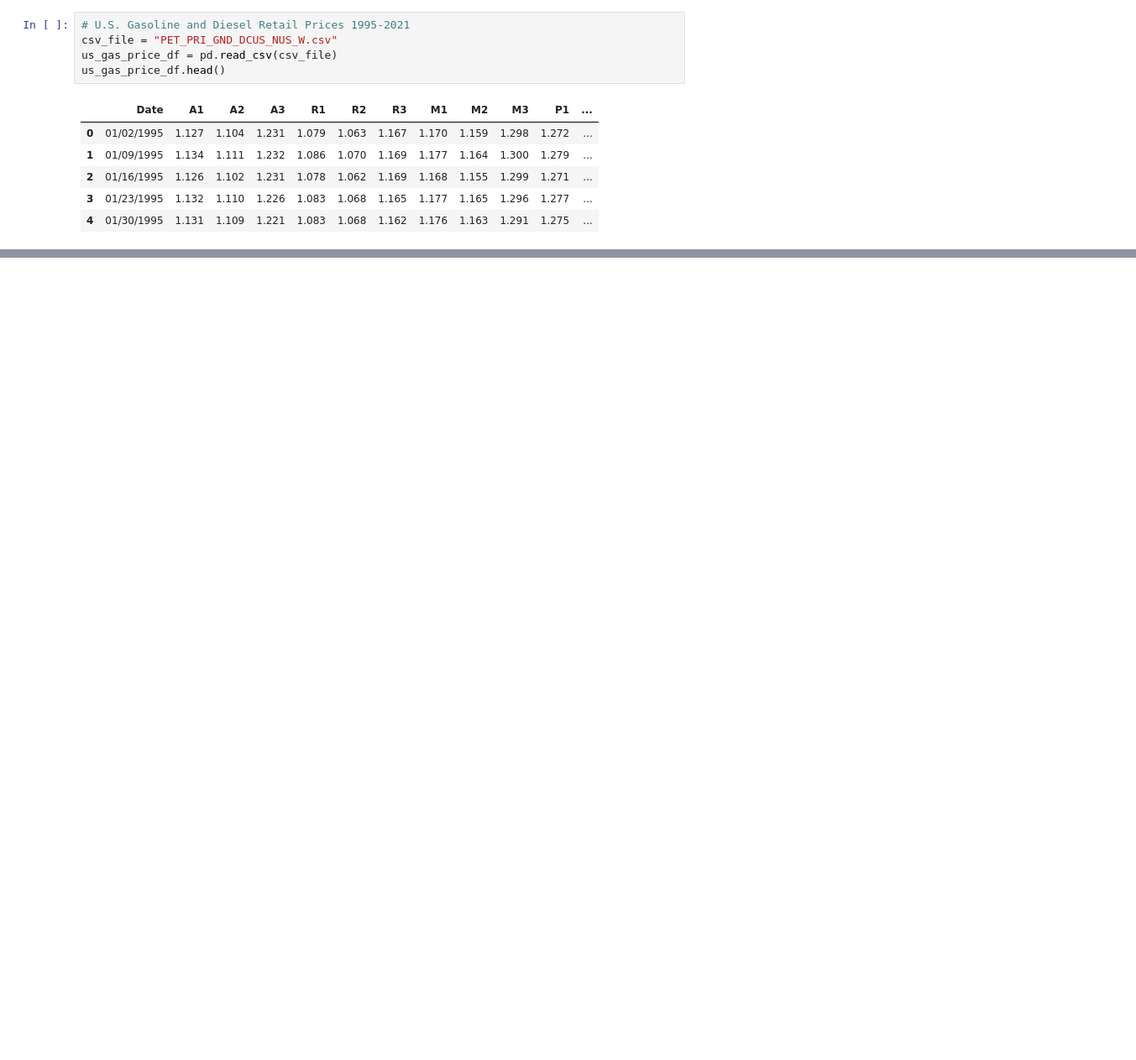
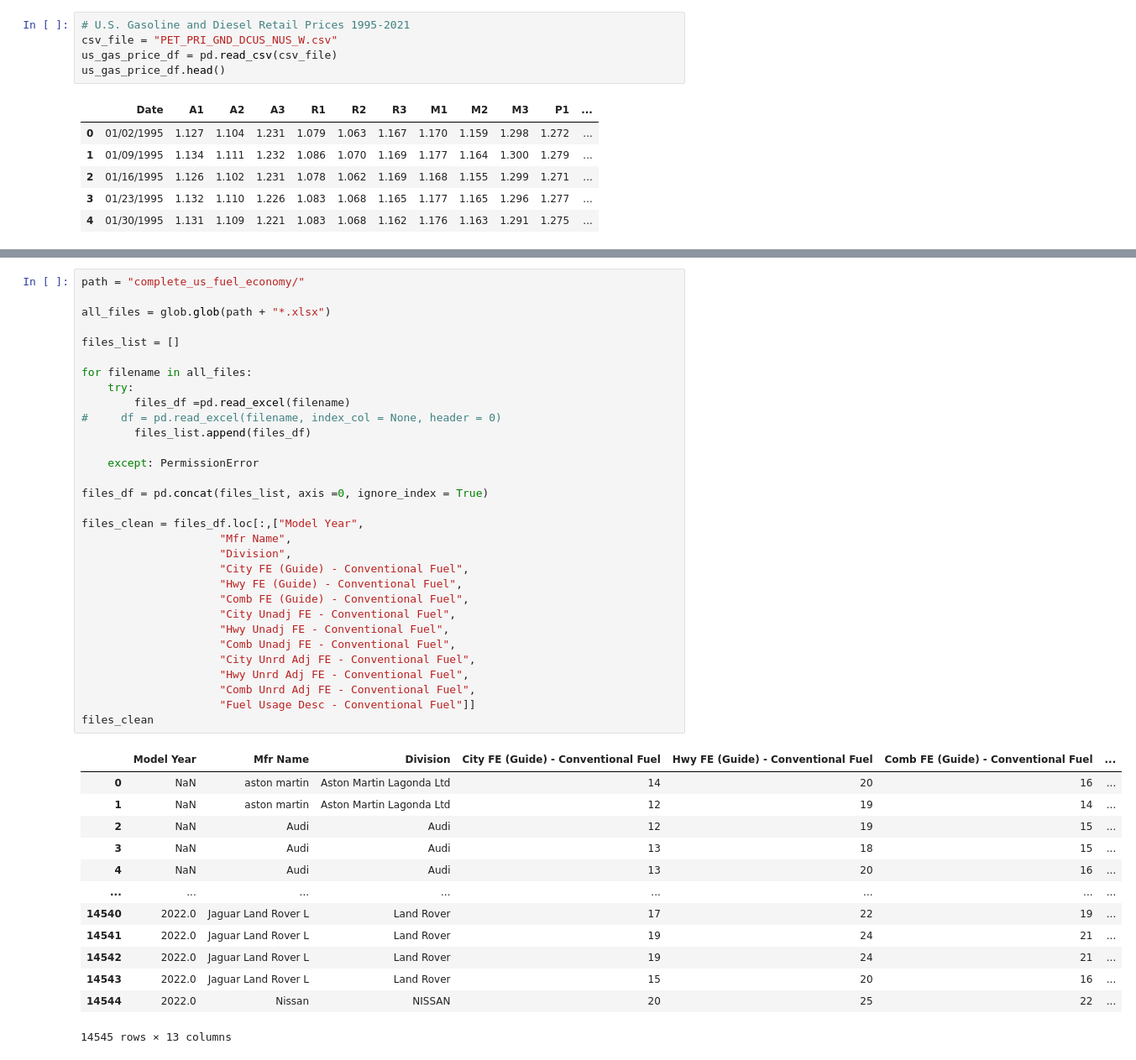
Before and after one commit to JessePRN/Project2Team7, a Jupyter notebook: us_fuel_prices_etl-Yi.ipynb, the cells around one changed output, grey strips where cells are left out. Shown at 84% size. Cells and saved outputs as stored; diff of their text form; blank space fills up the shorter version.

Commit message:
for loop for excel files added

```diff
--- a/us_fuel_prices_etl-Yi.ipynb
+++ b/us_fuel_prices_etl-Yi.ipynb
@@ -102,0 +104,45 @@ last_5yrs
+# %%
+path = "complete_us_fuel_economy/"
+
+all_files = glob.glob(path + "*.xlsx")
+
+files_list = []
+
+for filename in all_files:
+    try:
+        files_df =pd.read_excel(filename)
+#     df = pd.read_excel(filename, index_col = None, header = 0)
+        files_list.append(files_df)
+
+    except: PermissionError
+
+files_df = pd.concat(files_list, axis =0, ignore_index = True)
+
+files_clean = files_df.loc[:,["Model Year",
+                     "Mfr Name",
+                     "Division",
+                     "City FE (Guide) - Conventional Fuel",
+                     "Hwy FE (Guide) - Conventional Fuel",
+                     "Comb FE (Guide) - Conventional Fuel",
+                     "City Unadj FE - Conventional Fuel",
+                     "Hwy Unadj FE - Conventional Fuel",
+                     "Comb Unadj FE - Conventional Fuel",
+                     "City Unrd Adj FE - Conventional Fuel",
+                     "Hwy Unrd Adj FE - Conventional Fuel",
+                     "Comb Unrd Adj FE - Conventional Fuel",
+                     "Fuel Usage Desc - Conventional Fuel"]]
+files_clean
+# %% [output]
+|  | Model Year | Mfr Name | Division | City FE (Guide) - Conventional Fuel | Hwy FE (Guide) - Conventional Fuel | Comb FE (Guide) - Conventional Fuel | ... |
+| 0 | NaN | aston martin | Aston Martin Lagonda Ltd | 14 | 20 | 16 | ... |
+| 1 | NaN | aston martin | Aston Martin Lagonda Ltd | 12 | 19 | 14 | ... |
+| 2 | NaN | Audi | Audi | 12 | 19 | 15 | ... |
+| 3 | NaN | Audi | Audi | 13 | 18 | 15 | ... |
+| 4 | NaN | Audi | Audi | 13 | 20 | 16 | ... |
+| ... | ... | ... | ... | ... | ... | ... | ... |
+| 14540 | 2022.0 | Jaguar Land Rover L | Land Rover | 17 | 22 | 19 | ... |
+| 14541 | 2022.0 | Jaguar Land Rover L | Land Rover | 19 | 24 | 21 | ... |
+| 14542 | 2022.0 | Jaguar Land Rover L | Land Rover | 19 | 24 | 21 | ... |
+| 14543 | 2022.0 | Jaguar Land Rover L | Land Rover | 15 | 20 | 16 | ... |
+| 14544 | 2022.0 | Nissan | NISSAN | 20 | 25 | 22 | ... |
+14545 rows × 13 columns
```
Also changed, not shown: parts of 22 cells of this notebook.
